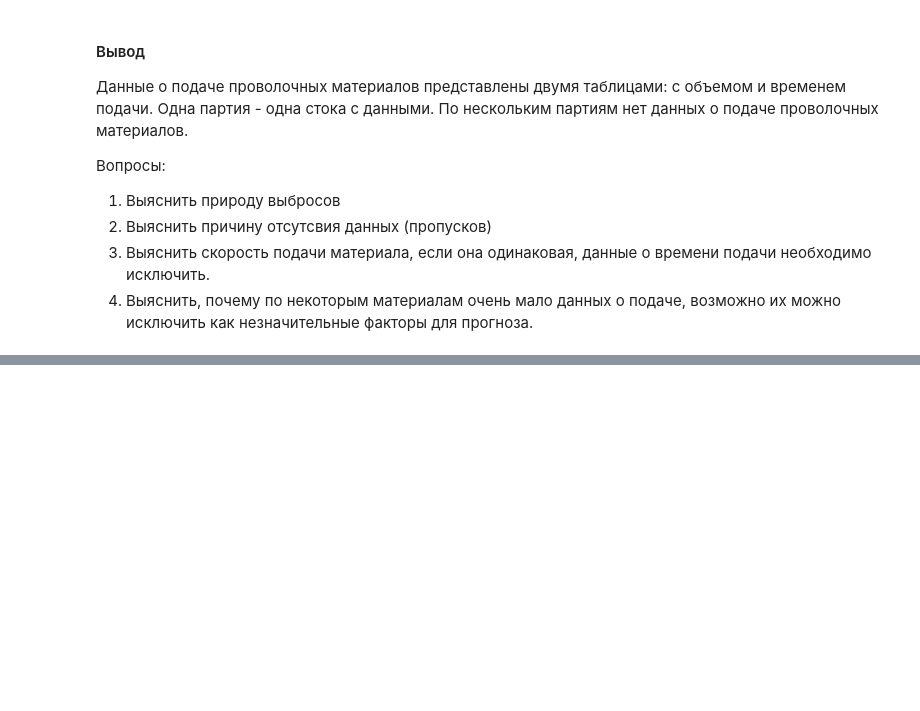
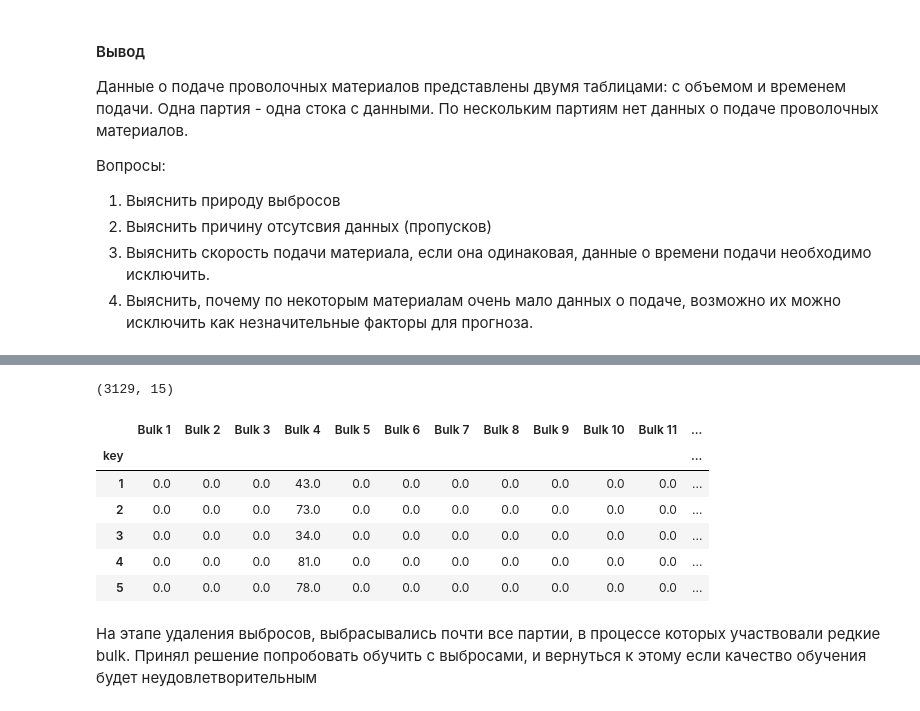
Before and after one commit to ivtroitskiy/datascience_bootcamp, a Jupyter notebook: fiinal_project.ipynb, the cells around one changed output, grey strips where cells are left out. Drawn from its saved outputs; the diff is of its cells as text; code cells hidden in the pictures; blank space fills up the shorter version.

```diff
--- a/fiinal_project.ipynb
+++ b/fiinal_project.ipynb
@@ -503,0 +593,16 @@ DUPLICATES: 0
+# %%
+bulk = data_bulk.fillna(0)
+bulk = bulk.set_index('key',drop=True)
+print(bulk.shape)
+bulk.head()
+# %% [output]
+(3129, 15)
+|  | Bulk 1 | Bulk 2 | Bulk 3 | Bulk 4 | Bulk 5 | Bulk 6 | Bulk 7 | Bulk 8 | Bulk 9 | Bulk 10 | Bulk 11 | ... |
+| key |  |  |  |  |  |  |  |  |  |  |  | ... |
+| 1 | 0.0 | 0.0 | 0.0 | 43.0 | 0.0 | 0.0 | 0.0 | 0.0 | 0.0 | 0.0 | 0.0 | ... |
+| 2 | 0.0 | 0.0 | 0.0 | 73.0 | 0.0 | 0.0 | 0.0 | 0.0 | 0.0 | 0.0 | 0.0 | ... |
+| 3 | 0.0 | 0.0 | 0.0 | 34.0 | 0.0 | 0.0 | 0.0 | 0.0 | 0.0 | 0.0 | 0.0 | ... |
+| 4 | 0.0 | 0.0 | 0.0 | 81.0 | 0.0 | 0.0 | 0.0 | 0.0 | 0.0 | 0.0 | 0.0 | ... |
+| 5 | 0.0 | 0.0 | 0.0 | 78.0 | 0.0 | 0.0 | 0.0 | 0.0 | 0.0 | 0.0 | 0.0 | ... |
+# %% [markdown]
+На этапе удаления выбросов, выбрасывались почти все партии, в процессе которых участвовали редкие bulk. Принял решение попробовать обучить с выбросами, и вернуться к этому если качество обучения будет неудовлетворительным
```
Also changed, not shown: parts of 26 cells of this notebook.
